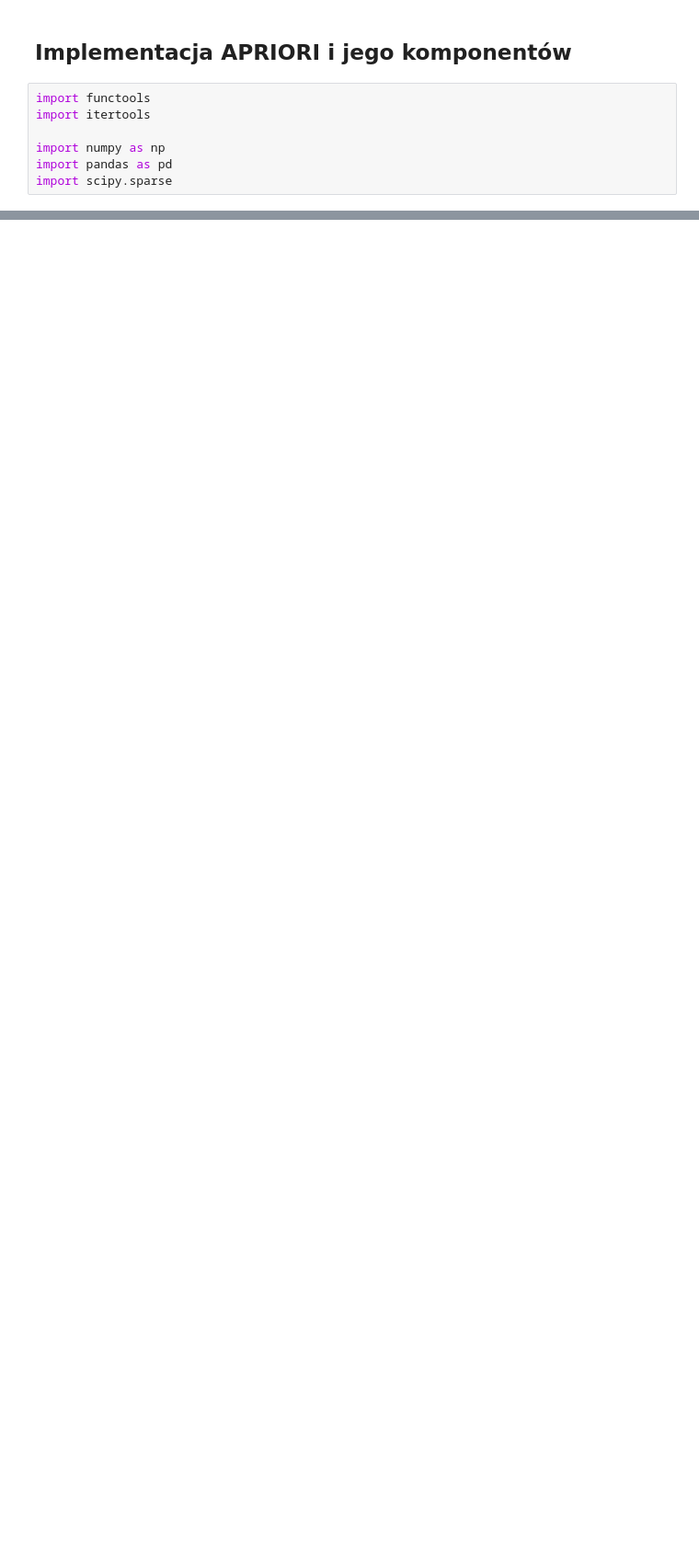
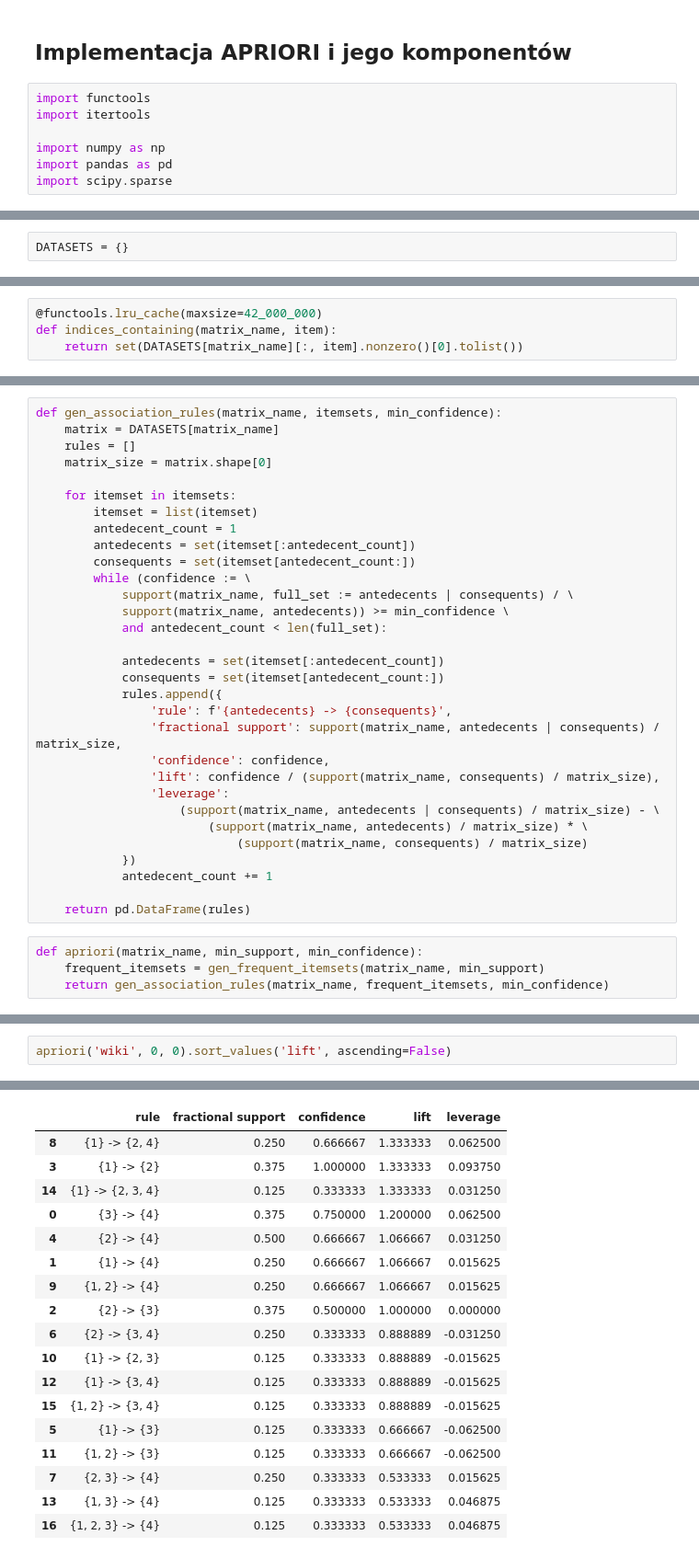
Before and after one commit to Asgavar/studia, a Jupyter notebook: semestr_5_zima_2019_20/explo/lista06/lista06.ipynb, the cells around one changed output, grey strips where cells are left out. Shown at 92% size. Saved outputs shown, nothing was run; the diff lists cells and outputs as text; blank space fills up the shorter version.

Commit message:
explo: Pełny APRIORI

```diff
--- a/semestr_5_zima_2019_20/explo/lista06/lista06.ipynb
+++ b/semestr_5_zima_2019_20/explo/lista06/lista06.ipynb
@@ -152,0 +26,2 @@ rules.sort_values('lift', ascending=False)
+# %%
+DATASETS = {}
@@ -152,0 +30,4 @@ rules.sort_values('lift', ascending=False)
+# %%
+@functools.lru_cache(maxsize=42_000_000)
+def indices_containing(matrix_name, item):
+    return set(DATASETS[matrix_name][:, item].nonzero()[0].tolist())
@@ -152,0 +70,35 @@ rules.sort_values('lift', ascending=False)
+# %%
+def gen_association_rules(matrix_name, itemsets, min_confidence):
+    matrix = DATASETS[matrix_name]
+    rules = []
+    matrix_size = matrix.shape[0]
+
+    for itemset in itemsets:
+        itemset = list(itemset)
+        antedecent_count = 1
+        antedecents = set(itemset[:antedecent_count])
+        consequents = set(itemset[antedecent_count:])
+        while (confidence := \
+            support(matrix_name, full_set := antedecents | consequents) / \
+            support(matrix_name, antedecents)) >= min_confidence \
+            and antedecent_count < len(full_set):
+
+            antedecents = set(itemset[:antedecent_count])
+            consequents = set(itemset[antedecent_count:])
+            rules.append({
+                'rule': f'{antedecents} -> {consequents}',
+                'fractional support': support(matrix_name, antedecents | consequents) / matrix_size,
+                'confidence': confidence,
+                'lift': confidence / (support(matrix_name, consequents) / matrix_size),
+                'leverage':
+                    (support(matrix_name, antedecents | consequents) / matrix_size) - \
+                        (support(matrix_name, antedecents) / matrix_size) * \
+                            (support(matrix_name, consequents) / matrix_size)
+            })
+            antedecent_count += 1
+
+    return pd.DataFrame(rules)
+# %%
+def apriori(matrix_name, min_support, min_confidence):
+    frequent_itemsets = gen_frequent_itemsets(matrix_name, min_support)
+    return gen_association_rules(matrix_name, frequent_itemsets, min_confidence)
@@ -152,0 +113,3 @@ rules.sort_values('lift', ascending=False)
+# %%
+apriori('wiki', 0, 0).sort_values('lift', ascending=False)
+# %% [output]
@@ -152,0 +124,18 @@ rules.sort_values('lift', ascending=False)
+|  | rule | fractional support | confidence | lift | leverage |
+| 8 | {1} -> {2, 4} | 0.250 | 0.666667 | 1.333333 | 0.062500 |
+| 3 | {1} -> {2} | 0.375 | 1.000000 | 1.333333 | 0.093750 |
+| 14 | {1} -> {2, 3, 4} | 0.125 | 0.333333 | 1.333333 | 0.031250 |
+| 0 | {3} -> {4} | 0.375 | 0.750000 | 1.200000 | 0.062500 |
+| 4 | {2} -> {4} | 0.500 | 0.666667 | 1.066667 | 0.031250 |
+| 1 | {1} -> {4} | 0.250 | 0.666667 | 1.066667 | 0.015625 |
+| 9 | {1, 2} -> {4} | 0.250 | 0.666667 | 1.066667 | 0.015625 |
+| 2 | {2} -> {3} | 0.375 | 0.500000 | 1.000000 | 0.000000 |
+| 6 | {2} -> {3, 4} | 0.250 | 0.333333 | 0.888889 | -0.031250 |
+| 10 | {1} -> {2, 3} | 0.125 | 0.333333 | 0.888889 | -0.015625 |
+| 12 | {1} -> {3, 4} | 0.125 | 0.333333 | 0.888889 | -0.015625 |
+| 15 | {1, 2} -> {3, 4} | 0.125 | 0.333333 | 0.888889 | -0.015625 |
+| 5 | {1} -> {3} | 0.125 | 0.333333 | 0.666667 | -0.062500 |
+| 11 | {1, 2} -> {3} | 0.125 | 0.333333 | 0.666667 | -0.062500 |
+| 7 | {2, 3} -> {4} | 0.250 | 0.333333 | 0.533333 | 0.015625 |
+| 13 | {1, 3} -> {4} | 0.125 | 0.333333 | 0.533333 | 0.046875 |
+| 16 | {1, 2, 3} -> {4} | 0.125 | 0.333333 | 0.533333 | 0.046875 |
```
Also changed, not shown: parts of 53 cells of this notebook, 6 other files.
